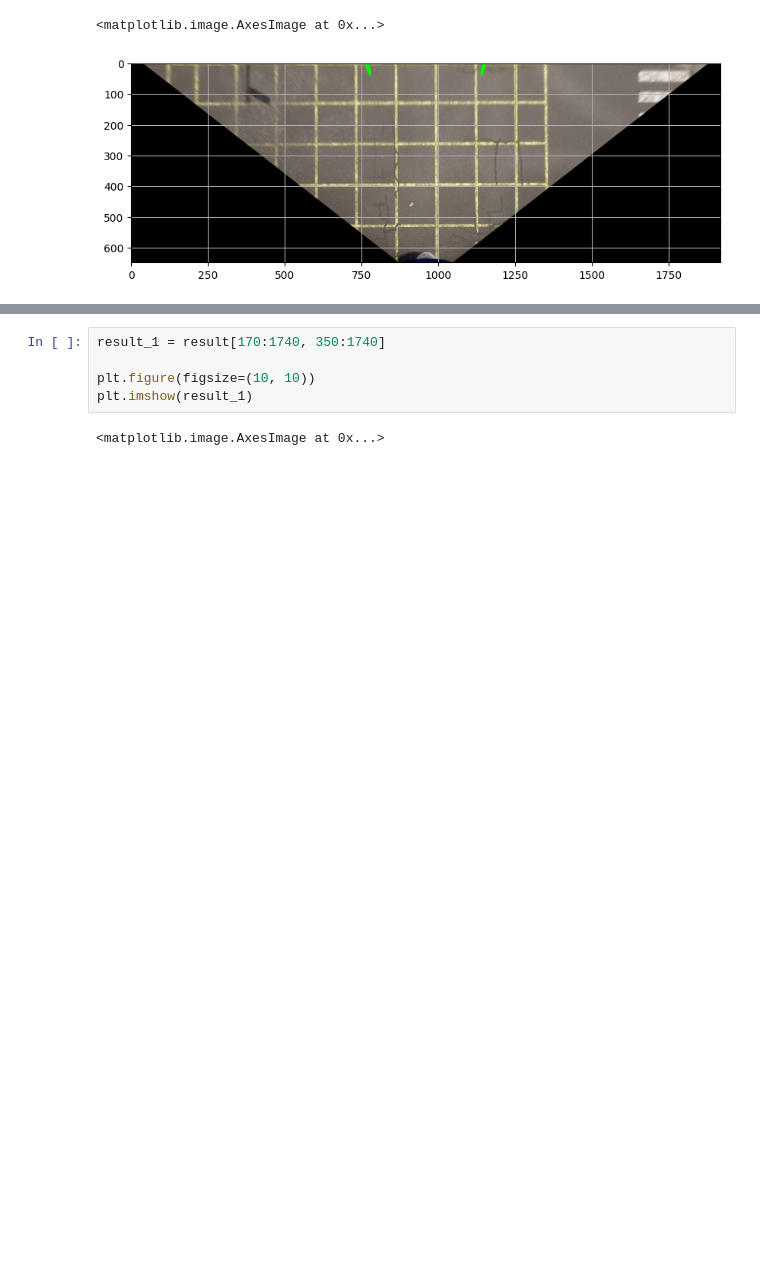
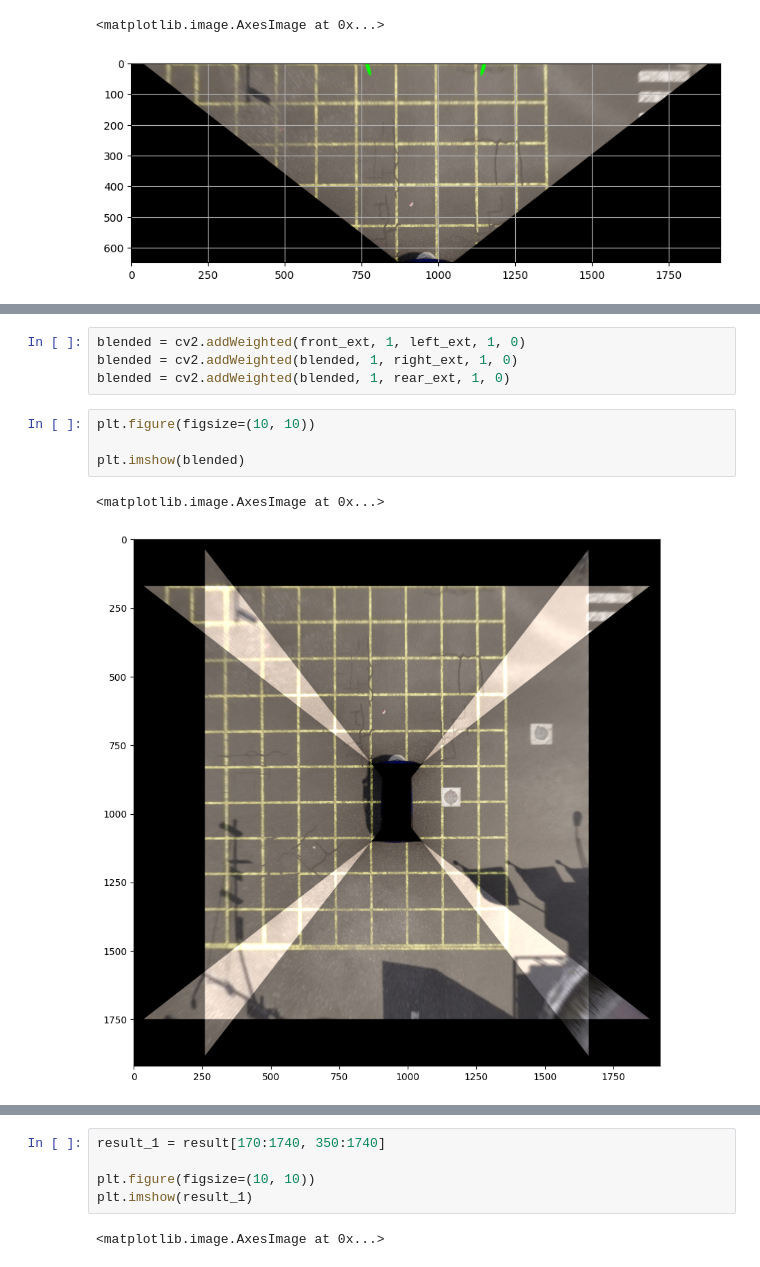
Before and after one commit to jinbeomjeong/surround_view, a Jupyter notebook: surround_view.ipynb, the cells around one changed output, grey strips where cells are left out. Saved outputs shown, nothing was run; the diff lists cells and outputs as text; blank space fills up the shorter version.

```diff
--- a/surround_view.ipynb
+++ b/surround_view.ipynb
@@ -116 +214,12 @@ for img_name, img in zip(dst_img_name_list, dst_img_list):
+# %%
+blended = cv2.addWeighted(front_ext, 1, left_ext, 1, 0)
+blended = cv2.addWeighted(blended, 1, right_ext, 1, 0)
+blended = cv2.addWeighted(blended, 1, rear_ext, 1, 0)
+# %%
+plt.figure(figsize=(10, 10))
+
+plt.imshow(blended)
+# %% [output]
+<matplotlib.image.AxesImage at 0x...>
+[figure, added]
 # %%
```
Also changed, not shown: parts of 18 cells of this notebook, 1 other file.
